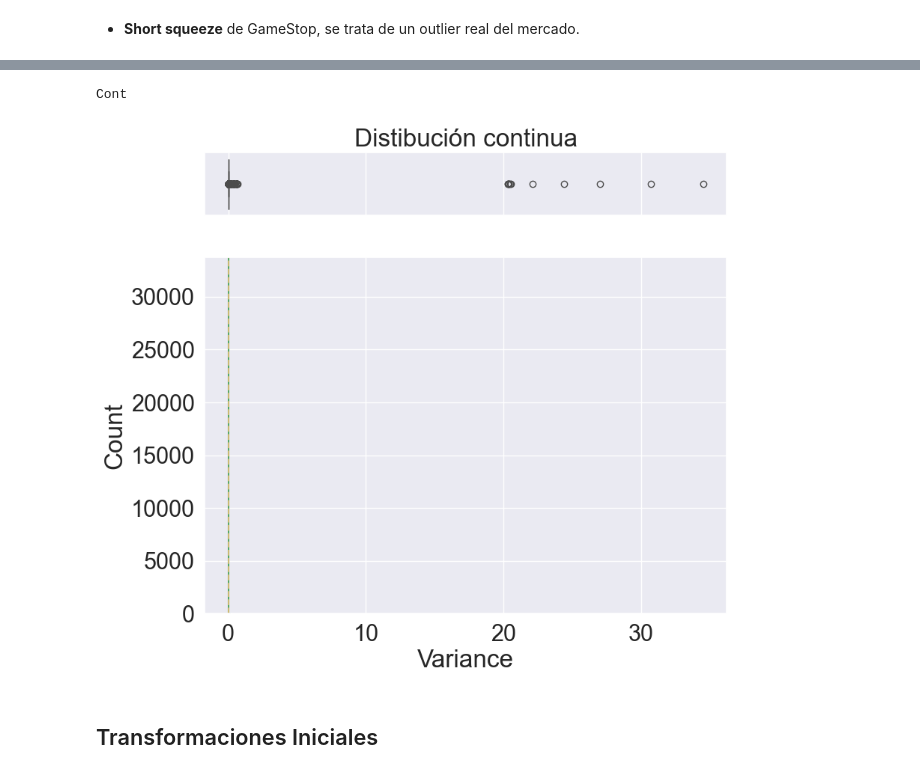
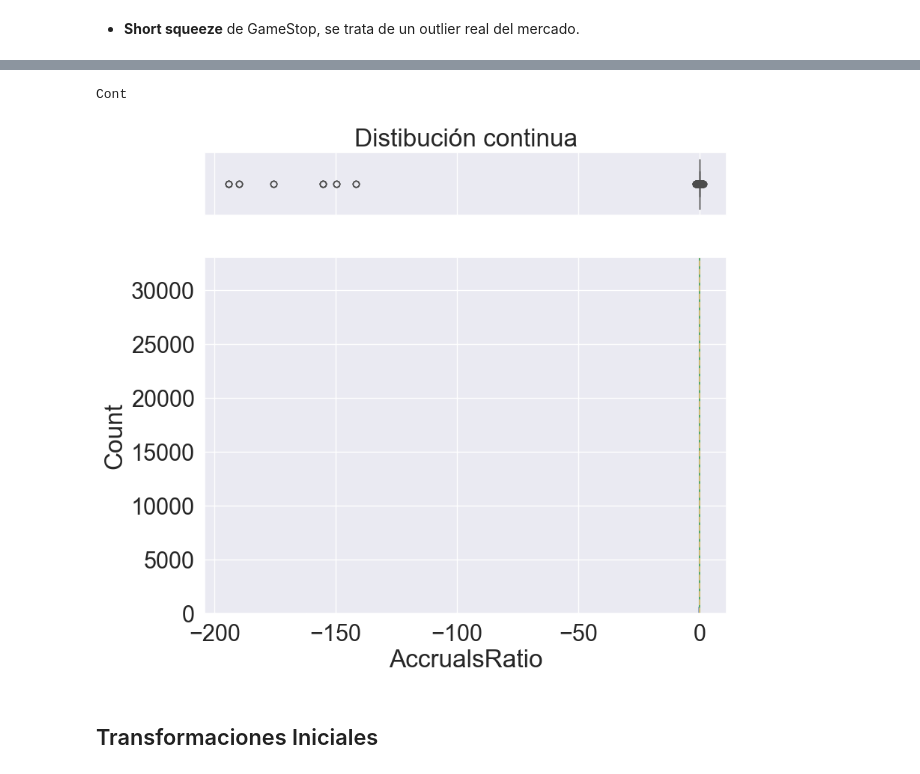
Before and after one commit to sebakremis/FinDataMining, a Jupyter notebook: 02_Notebook_Transformacion.ipynb, the cells around one changed output, grey strips where cells are left out. Saved outputs shown, nothing was run; the diff lists cells and outputs as text; code cells hidden in the pictures.

```diff
--- a/02_Notebook_Transformacion.ipynb
+++ b/02_Notebook_Transformacion.ipynb
@@ -640,10 +643,10 @@ Name: 7513, Length: 77, dtype: object
 # %%
 # Graficar
-columna_a_graficar = 'Variance' # indicar columna para el gráfico
+columna_a_graficar = 'AccrualsRatio' # indicar columna para el gráfico
 graficar(df_imputed[columna_a_graficar])
 # %% [output]
 Cont
-[figure, old version]
+[figure, new version]
 # %% [markdown]
 ## Transformaciones Iniciales
 # %% [markdown]
```
Also changed, not shown: parts of 18 cells of this notebook, 4 other files.
